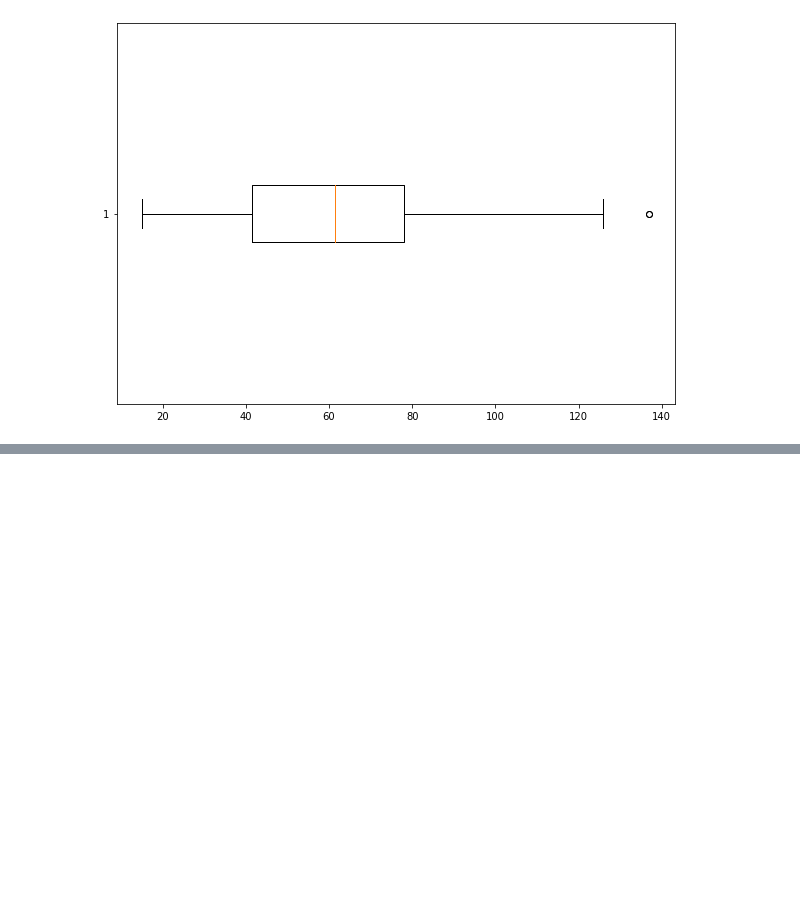
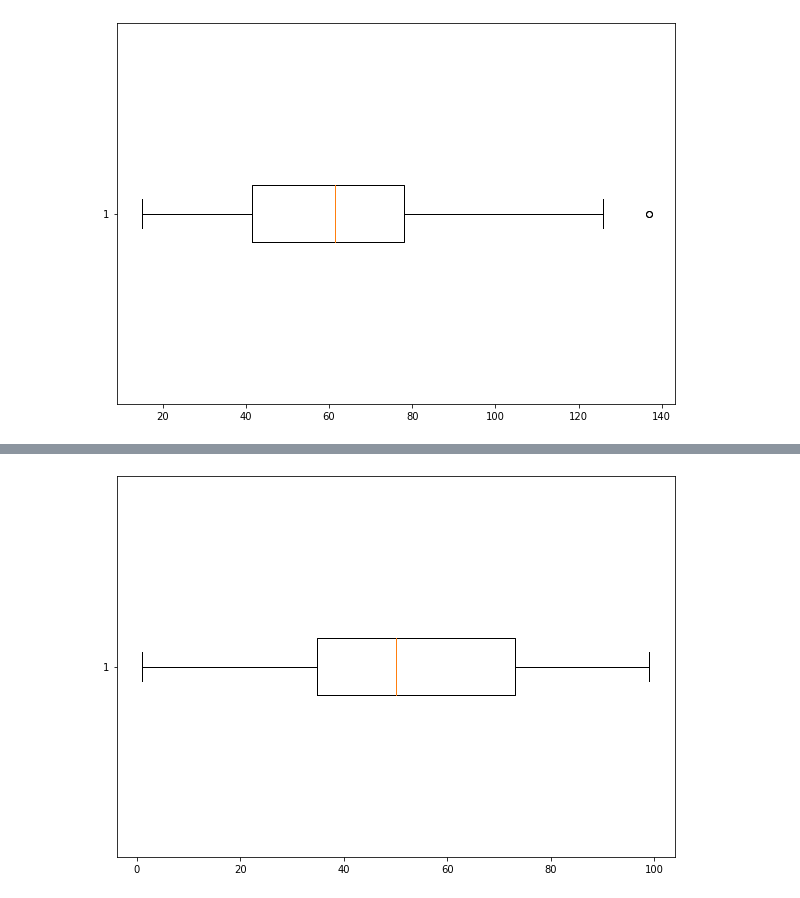
Before and after one commit to say-foo/machinelearning, a Jupyter notebook: Tugas.ipynb, the cells around one changed output, grey strips where cells are left out. Saved outputs shown, nothing was run; the diff lists cells and outputs as text; code cells hidden in the pictures; blank space fills up the shorter version.

```diff
--- a/Tugas.ipynb
+++ b/Tugas.ipynb
@@ -90,0 +133,10 @@ plt.show()
+# %%
+data_usia=data_konsumen['Spending Score (1-100)']
+fig = plt.figure(figsize =(10, 7))
+
+# Creating plot
+#plt.boxplot(data_usia)
+plt.boxplot(data_usia, vert=False)
+plt.show()
+# %% [output]
+[figure, added]
```
Also changed, not shown: parts of 9 cells of this notebook.
